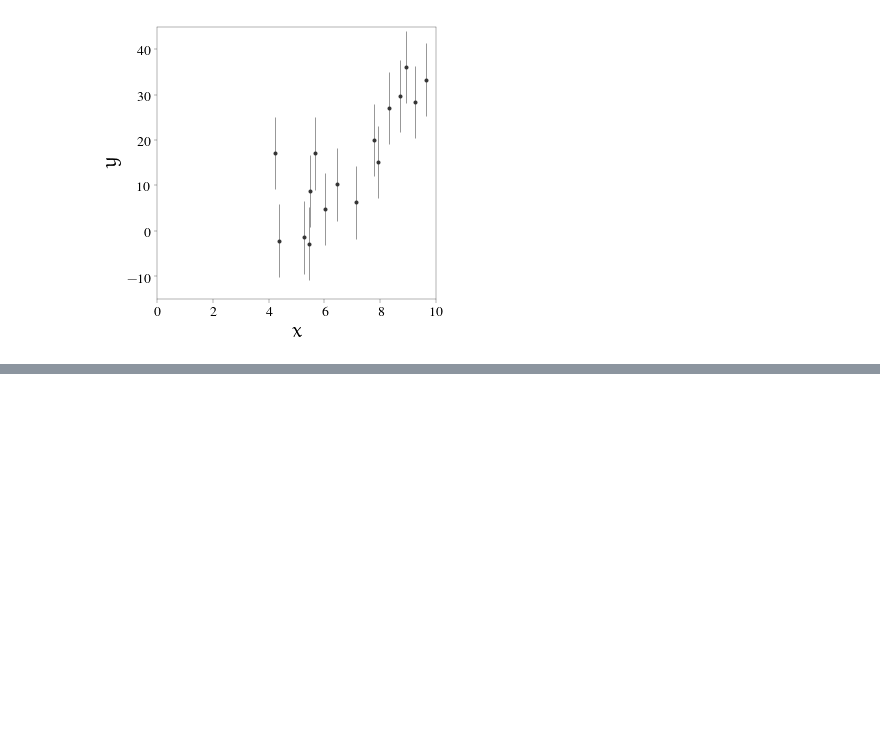
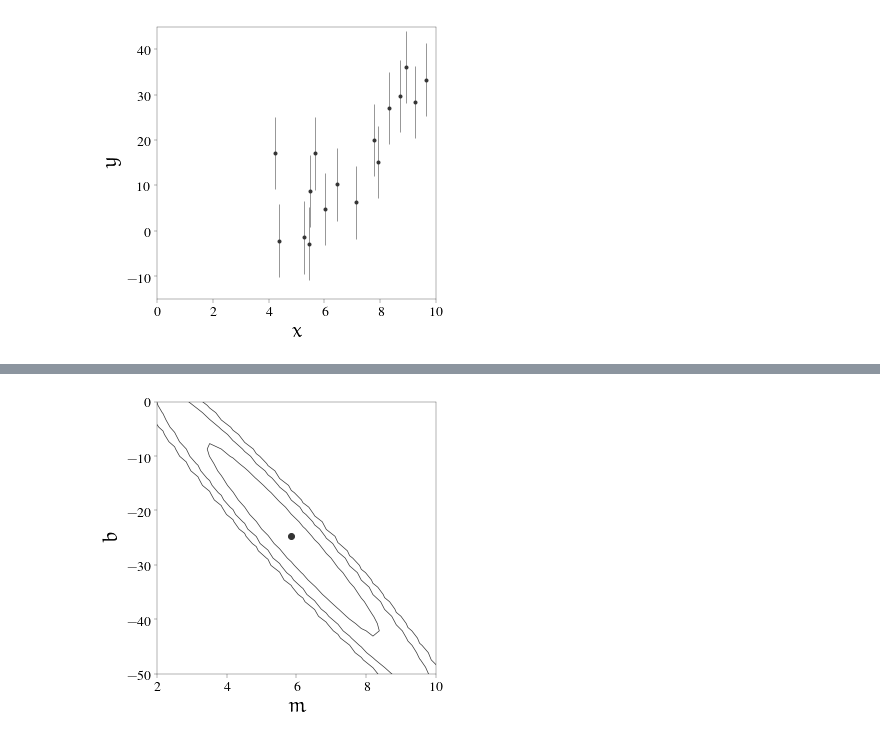
Before and after one commit to ajmejia/1st-phd-seminar, a Jupyter notebook: examples.ipynb, the cells around one changed output, grey strips where cells are left out. Drawn from its saved outputs; the diff is of its cells as text; code cells hidden in the pictures; blank space fills up the shorter version.

```diff
--- a/examples.ipynb
+++ b/examples.ipynb
@@ -161,3 +152,31 @@ YY_uni = real_model(XX_uni, real_params) + skewnorm.rvs(sk, mu, 0.01, size=XX_un
+# %%
+random.seed(0)
+# definir variables del espacio de parámetros, observaciones y PDFs
+percentiles = [0.99, 0.95, 0.68]
+N_obs = 20
+N_uni = 300
+N_par = 300
+shape = (N_uni, N_par, N_par)
+range_x = (0, 10)
+range_y = (-15, 45)
+range_m, range_b = (-50.0, +50.0), (-200.0, +200.0)
+range_pdf = (0.0, 1.2)
+X = linspace(range_x[0], range_x[1], shape[0])
+M = linspace(range_m[0], range_m[1], shape[1])
+B = linspace(range_b[0], range_b[1], shape[2])
+# simulación de la observaciones
+x = sort(X[0]+random.rand(N_obs)*(X[-1]-X[0]))
+mask_linear = x>4.0
+mask_potent = x>0.0
+sk, mu, sigma = 3.0, -0.55, 1.2
+sk, mu, sigma = 0.0, 0.0, 8.0
+real_params = (1.5, 0.0)
+y = real_model(x, real_params) + skewnorm.rvs(sk, mu, sigma, size=N_obs)
+XX_lin, MM_lin, BB_lin = meshgrid(x[mask_linear], M, B, indexing="ij")
+YY_lin, MM_lin, BB_lin = meshgrid(y[mask_linear], M, B, indexing="ij")
+# simular universo de observaciones "sin ruido"
+XX_uni, MM_uni, BB_uni = meshgrid(X, M, B, indexing="ij")
+YY_uni = real_model(XX_uni, real_params) + skewnorm.rvs(sk, mu, 0.01, size=XX_uni.shape)
 # %%
 # mostrar primero el modelo propuesto
 # mostrar observaciones
@@ -259,25 +291,27 @@ for j,i in it.product(xrange(axs.shape[1]),xrange(axs.shape[0])):
 # %%
 show_mle = True
 show_likelihood = True
 show_cond_b = False
 show_cond_m = False
 mask_names = array([show_mle, show_likelihood, show_cond_m, show_cond_b])
 names = array(["mle", "likelihood", "condm", "condb"])
 
 fig_par, ax = subplots(1, 1)
-likelihood = lik_i(XX_obs, YY_obs, sigma, [MM_obs,BB_obs]).prod(axis=0)
+likelihood = lik_i(XX_lin, YY_lin, sigma, [MM_lin,BB_lin]).prod(axis=0)
 mle_m, mle_b = unravel_index(argmax(likelihood), likelihood.shape)
-levels = array([percentile_to_level(MM_obs[0],BB_obs[0],likelihood,per) for per in percentiles])
+
 if show_likelihood:
-    ax.contour(MM_obs[0], BB_obs[0], likelihood, levels, colors="0.2", linewidths=0.7)
+    ax.contour(MM_lin[0], BB_lin[0], likelihood, [percentile_to_level(MM_lin[0],BB_lin[0],likelihood,per) for per in percentiles], colors="0.2", linewidths=0.7)
 ax.plot(M[mle_m], B[mle_b], "o", mfc="0.2", mec="0.2", visible=show_mle)
 ax.axvline(M[mle_m], ls="--", lw=0.7, color="0.2", visible=show_cond_b)
 ax.axhline(B[mle_b], ls="--", lw=0.7, color="0.2", visible=show_cond_m)
 ax.set_xlim(2.0, 10.0)
 ax.set_ylim(-50.0, 0.0)
 ax.set_xlabel(r"$m$")
 ax.set_ylabel(r"$b$")
 fig_par.savefig("img/pars-{}".format(join(names[mask_names], "-") if any(mask_names) else "blank"))
+# %% [output]
+[figure, added]
 # %%
 # PARA MLE
 # en cada iteración:
```
Also changed, not shown: parts of 3 cells of this notebook.
